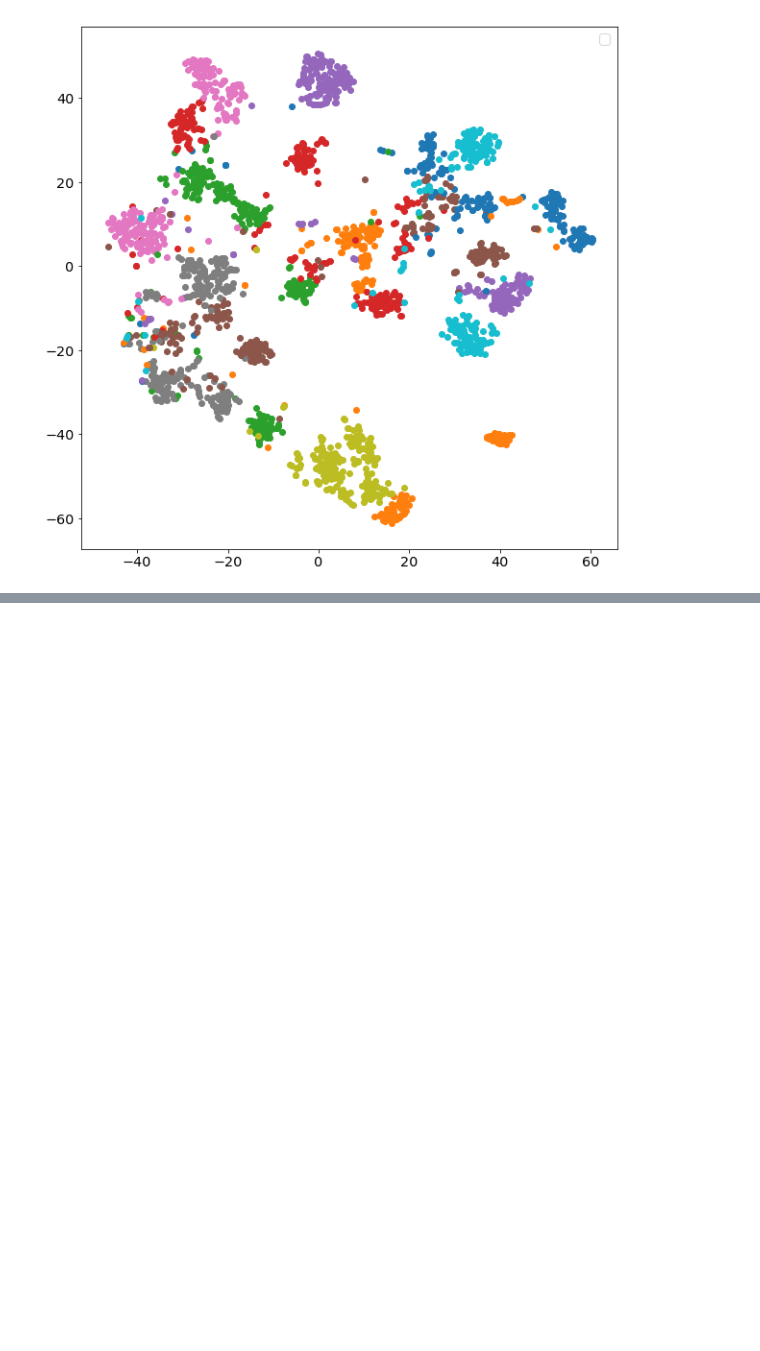
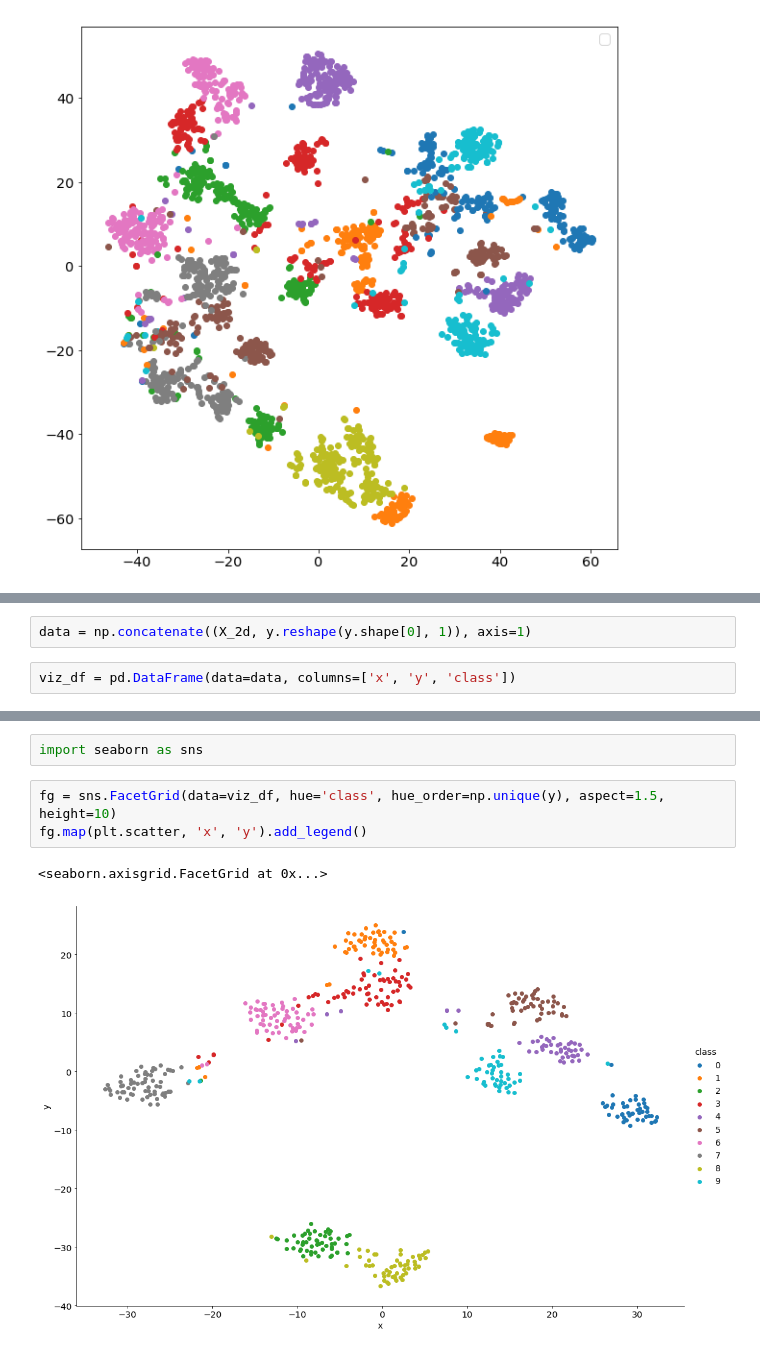
Before and after one commit to nemesszili/gaitmaster, a Jupyter notebook: notebooks/Visualization.ipynb, the cells around one changed output, grey strips where cells are left out. Drawn from its saved outputs; the diff is of its cells as text; blank space fills up the shorter version.

```diff
--- a/notebooks/Visualization.ipynb
+++ b/notebooks/Visualization.ipynb
@@ -111,0 +120,4 @@ No handles with labels found to put in legend.
+# %%
+data = np.concatenate((X_2d, y.reshape(y.shape[0], 1)), axis=1)
+# %%
+viz_df = pd.DataFrame(data=data, columns=['x', 'y', 'class'])
@@ -111,0 +133,8 @@ No handles with labels found to put in legend.
+# %%
+import seaborn as sns
+# %%
+fg = sns.FacetGrid(data=viz_df, hue='class', hue_order=np.unique(y), aspect=1.5, height=10)
+fg.map(plt.scatter, 'x', 'y').add_legend()
+# %% [output]
+<seaborn.axisgrid.FacetGrid at 0x...>
+[figure, added]
```
Also changed, not shown: parts of 10 cells of this notebook, 5 other files.
